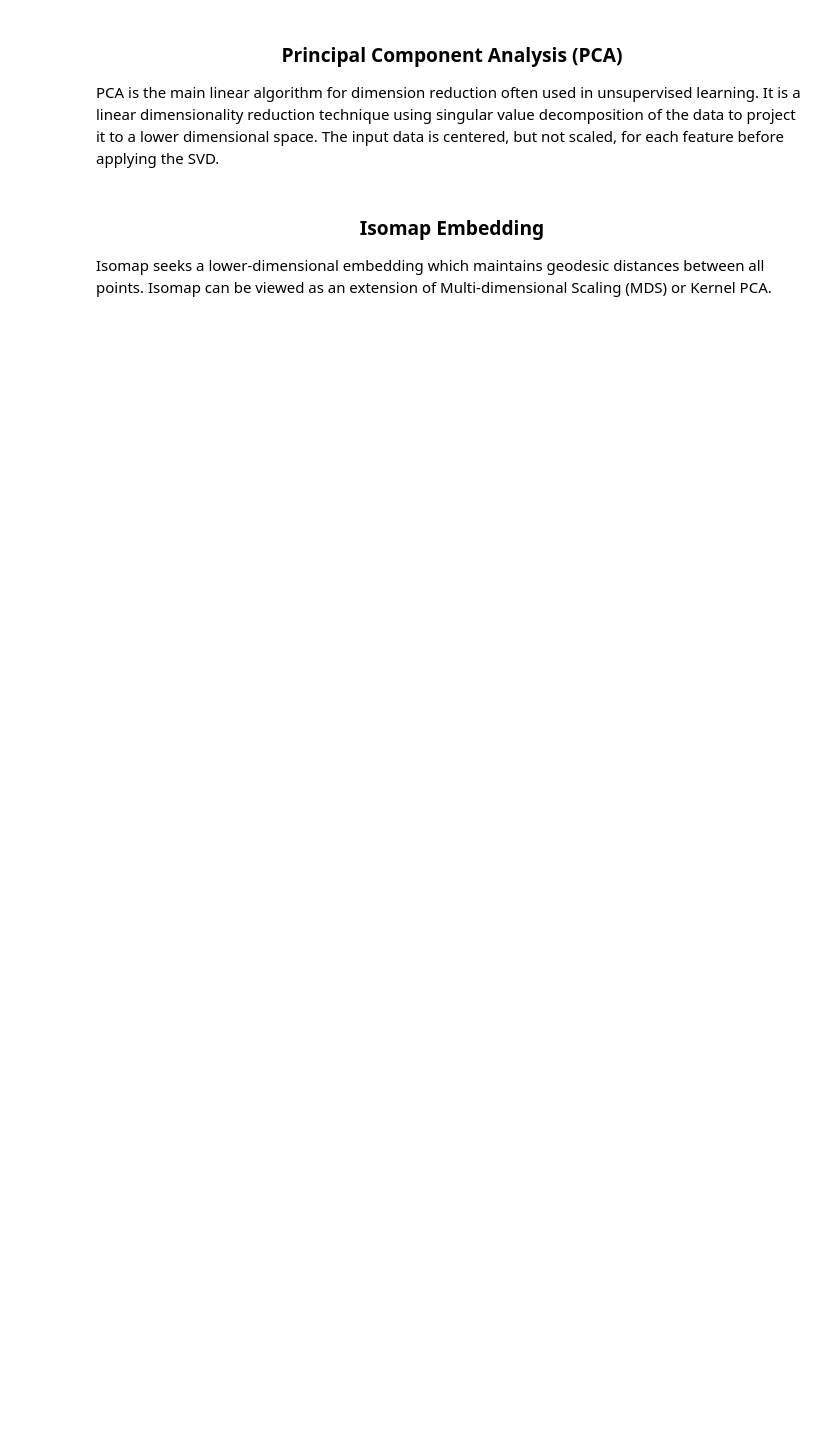
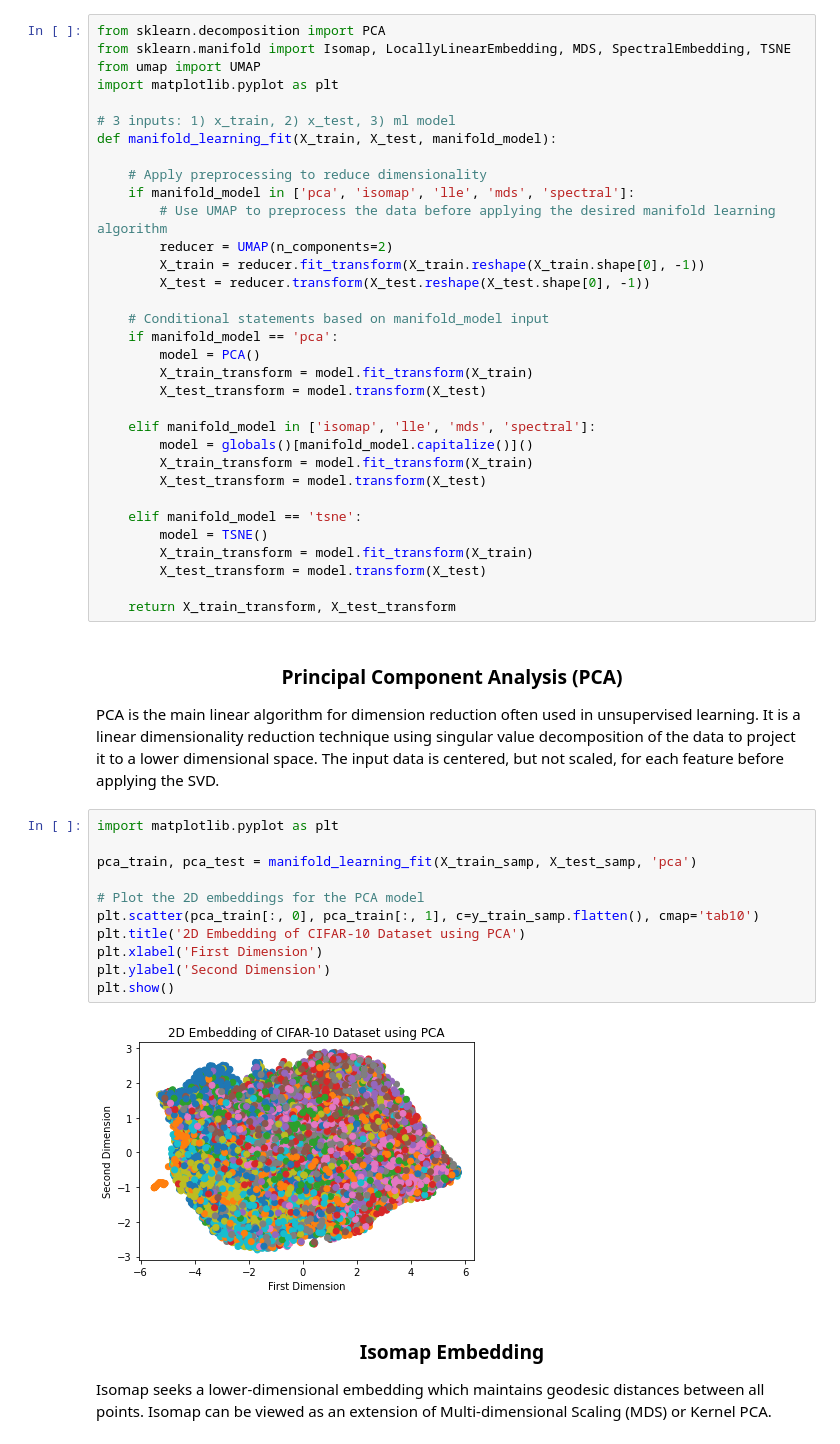
Before and after one commit to DataScienceAndEngineering/hw5-problem-1-explore-manifold-learning-omartgabr, a Jupyter notebook: CIFAR10_ManifoldLearning_Comparison.ipynb, the cells around one changed output. Cells and saved outputs as stored; diff of their text form; blank space fills up the shorter version.

Commit message:
Adjusted fitting function and tried plotting manifolds

```diff
--- a/CIFAR10_ManifoldLearning_Comparison.ipynb
+++ b/CIFAR10_ManifoldLearning_Comparison.ipynb
@@ -53,7 +87,53 @@ Ensuring the same scale is used over all features, because manifold learning met
+# %%
+from sklearn.decomposition import PCA
+from sklearn.manifold import Isomap, LocallyLinearEmbedding, MDS, SpectralEmbedding, TSNE
+from umap import UMAP
+import matplotlib.pyplot as plt
+
+# 3 inputs: 1) x_train, 2) x_test, 3) ml model
+def manifold_learning_fit(X_train, X_test, manifold_model):
+
+    # Apply preprocessing to reduce dimensionality
+    if manifold_model in ['pca', 'isomap', 'lle', 'mds', 'spectral']:
+        # Use UMAP to preprocess the data before applying the desired manifold learning algorithm
+        reducer = UMAP(n_components=2)
+        X_train = reducer.fit_transform(X_train.reshape(X_train.shape[0], -1))
+        X_test = reducer.transform(X_test.reshape(X_test.shape[0], -1))
+
+    # Conditional statements based on manifold_model input
+    if manifold_model == 'pca':
+        model = PCA()
+        X_train_transform = model.fit_transform(X_train)
+        X_test_transform = model.transform(X_test)
+
+    elif manifold_model in ['isomap', 'lle', 'mds', 'spectral']:
+        model = globals()[manifold_model.capitalize()]()
+        X_train_transform = model.fit_transform(X_train)
+        X_test_transform = model.transform(X_test)
+
+    elif manifold_model == 'tsne':
+        model = TSNE()
+        X_train_transform = model.fit_transform(X_train)
+        X_test_transform = model.transform(X_test)
+
+    return X_train_transform, X_test_transform
 # %% [markdown]
 ### <center> Principal Component Analysis (PCA) </center>
 
 PCA is the main linear algorithm for dimension reduction often used in unsupervised learning. It is a linear dimensionality reduction technique using singular value decomposition of the data to project it to a lower dimensional space. The input data is centered, but not scaled, for each feature before applying the SVD.
+# %%
+import matplotlib.pyplot as plt
+
+pca_train, pca_test = manifold_learning_fit(X_train_samp, X_test_samp, 'pca')
+
+# Plot the 2D embeddings for the PCA model
+plt.scatter(pca_train[:, 0], pca_train[:, 1], c=y_train_samp.flatten(), cmap='tab10')
+plt.title('2D Embedding of CIFAR-10 Dataset using PCA')
+plt.xlabel('First Dimension')
+plt.ylabel('Second Dimension')
+plt.show()
+# %% [output]
+[figure, added]
 # %% [markdown]
 ### <center> Isomap Embedding </center>
 
```
Also changed, not shown: parts of 5 cells of this notebook.
